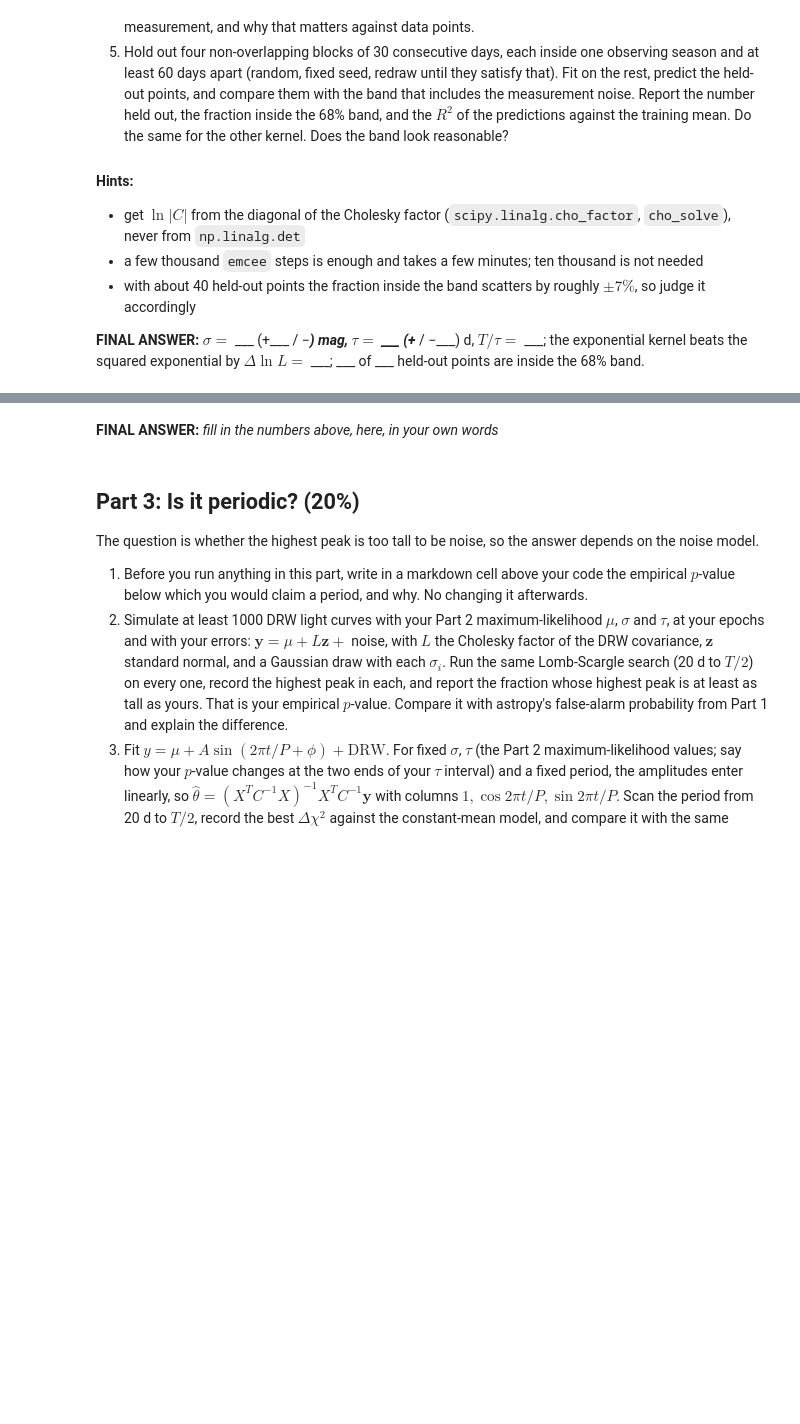
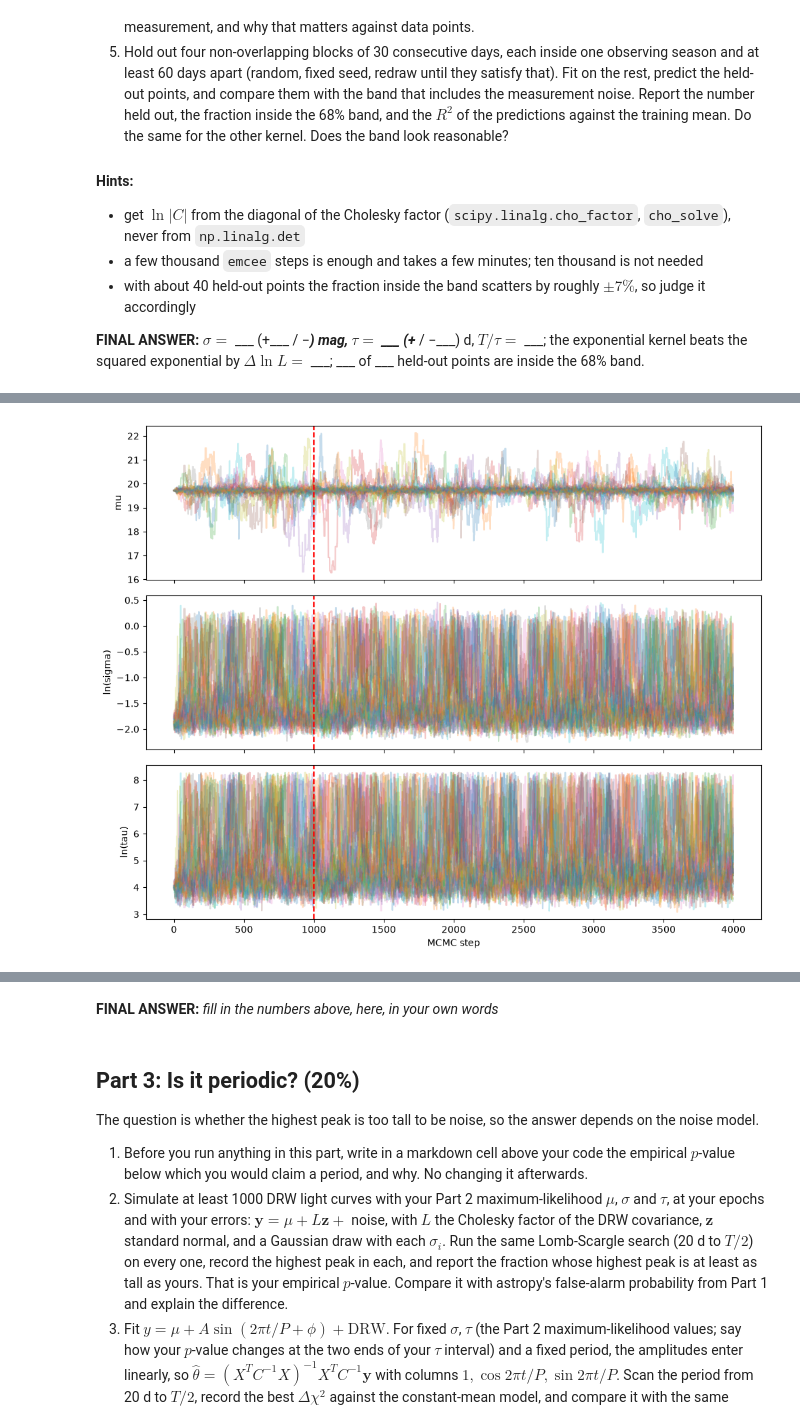
Before and after one commit to AustinMathison/ast457_2026_Fall, a Jupyter notebook: labs/07/lab07.ipynb, the cells around one changed output, grey strips where cells are left out. Drawn from its saved outputs; the diff is of its cells as text; code cells hidden in the pictures; blank space fills up the shorter version.

```diff
--- a/labs/07/lab07.ipynb
+++ b/labs/07/lab07.ipynb
@@ -68,0 +160,80 @@ where $\sigma_i$ is the quoted error of epoch $i$ and $\sigma$ without a subscri
+# %%
+#2
+
+bounds = [(None, None), (np.log(0.01), np.log(3)), (np.log(10), np.log(4000))]
+starts = [[np.mean(y), np.log(0.1), np.log(100)], [np.mean(y), np.log(0.2), np.log(500)], [np.mean(y), np.log(0.5), np.log(1000)], [np.mean(y), np.log(0.05), np.log(2000)]]
+results = [ minimize(lambda theta: -log_likelihood(theta, t, y, e), x0, method='L-BFGS-B', bounds=bounds) for x0 in starts]
+
+for i, r in enumerate(results):
+    print(f"Start {i+1}: success={r.success}, logL={-r.fun:.3f}, "
+          f"sigma={np.exp(r.x[1]):.4f}, tau={np.exp(r.x[2]):.2f}")
+
+valid = [r for r in results if r.success and np.isfinite(r.fun)]
+if not valid:
+    raise RuntimeError("No optimization converged successfully.")
+
+best = min(valid, key=lambda r: r.fun)
+mu_ml, ln_sigma_ml, ln_tau_ml = best.x
+
+print("\nMaximum-likelihood fit:")
+print(f"mu = {mu_ml:.4f} mag")
+print(f"sigma = {np.exp(ln_sigma_ml):.4f} mag")
+print(f"tau = {np.exp(ln_tau_ml):.2f} days")
+
+ndim, nwalkers, nsteps = 3, 32, 4000
+rng = np.random.default_rng(457)
+
+p0 = best.x + rng.normal(0, [0.005, 0.05, 0.05], size=(nwalkers, ndim))
+
+sampler = emcee.EnsembleSampler(nwalkers, ndim, log_posterior, args=(t, y, e))
+sampler.run_mcmc(p0, nsteps, progress=True)
+
+burnin = 1000
+samples = sampler.get_chain(discard=burnin, thin=5, flat=True)
+
+sigma_samples = np.exp(samples[:, 1])
+tau_samples = np.exp(samples[:, 2])
+
+s16, s50, s84 = np.percentile(sigma_samples, [16, 50, 84])
+t16, t50, t84 = np.percentile(tau_samples, [16, 50, 84])
+
+print("\nPosterior medians and 68% credible intervals:")
+print(f"sigma = {s50:.4f} (+{s84-s50:.4f}/-{s50-s16:.4f}) mag")
+print(f"tau = {t50:.2f} (+{t84-t50:.2f}/-{t50-t16:.2f}) days")
+print(f"T/tau = {T/t50:.3f}")
+print(f"Mean acceptance fraction = {np.mean(sampler.acceptance_fraction):.3f}")
+
+try:
+    autocorr = sampler.get_autocorr_time()
+    print(f"Autocorrelation times: {autocorr}")
+    print(f"Chain length / max autocorrelation time: "
+          f"{nsteps/np.max(autocorr):.1f}")
+except emcee.autocorr.AutocorrError as err:
+    print("Autocorrelation estimate not reliable yet:", err)
+
+chain = sampler.get_chain()
+fig, axes = plt.subplots(3, 1, figsize=(10, 8), sharex=True)
+
+for i, label in enumerate(["mu", "ln(sigma)", "ln(tau)"]):
+    axes[i].plot(chain[:, :, i], alpha=0.25)
+    axes[i].axvline(burnin, color='red', linestyle='--')
+    axes[i].set_ylabel(label)
+
+axes[-1].set_xlabel("MCMC step")
+plt.tight_layout()
+plt.show()
+fig, axes = plt.subplots(1, 2, figsize=(11, 4))
+
+axes[0].hist(sigma_samples, bins=40)
+axes[0].axvline(s50, color='red', linestyle='--')
+axes[0].set_xlabel("sigma (mag)")
+axes[0].set_ylabel("Count")
+
+axes[1].hist(tau_samples, bins=40)
+axes[1].axvline(t50, color='red', linestyle='--')
+axes[1].set_xlabel("tau (days)")
+axes[1].set_ylabel("Count")
+
+plt.tight_layout()
+plt.show()
+# %% [output]
@@ -68,0 +256 @@ where $\sigma_i$ is the quoted error of epoch $i$ and $\sigma$ without a subscri
+[figure, added]
```
Also changed, not shown: parts of 28 cells of this notebook, 1 other file.
